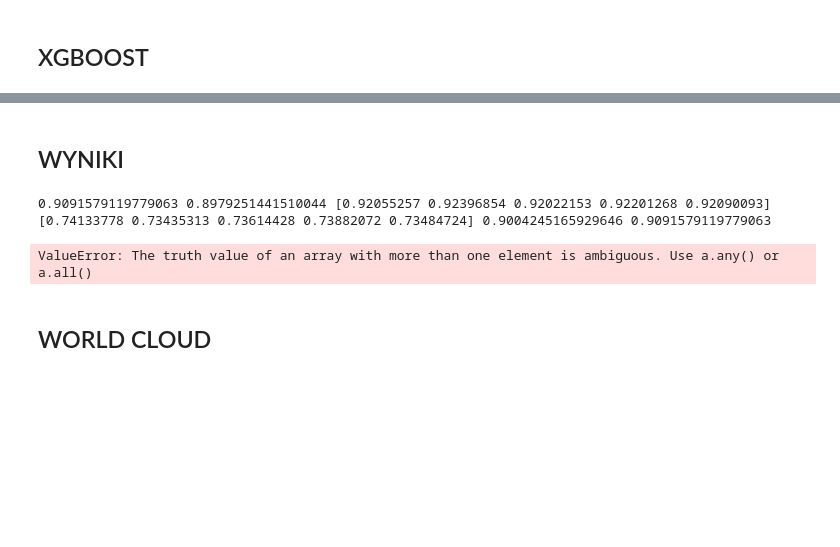
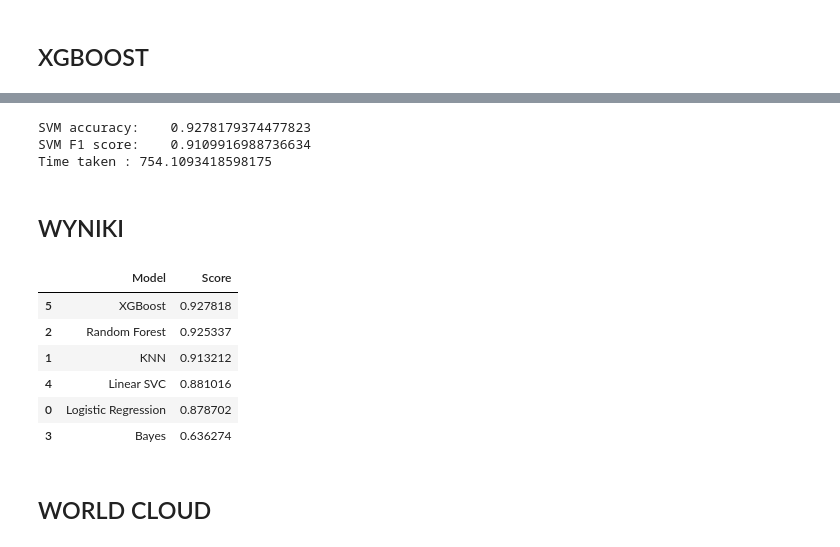
Before and after one commit to infoshareacademy/jdsz2-apacze, a Jupyter notebook: project_ML_kicstarter/Projekt ML.ipynb, the cells around one changed output, grey strips where cells are left out. Cells and saved outputs as stored; diff of their text form; code cells hidden in the pictures; blank space fills up the shorter version.

```diff
--- a/project_ML_kicstarter/Projekt ML.ipynb
+++ b/project_ML_kicstarter/Projekt ML.ipynb
@@ -342,8 +348,10 @@ clf_gnb = GaussianNB()
 clf_gnb.fit(X_train,y_train)
 clf_gnb.fit(X_train,y_train)
 y_pred_gnb = clf_gnb.predict(X_test)
-acc_cv_gnb = cross_val_score(clf_gnb, X_train, y_train, cv=kfold, scoring=acc_scorer)
-f1_cv_gnb = cross_val_score(clf_gnb, X_train, y_train, cv=kfold, scoring=f1_scorer)
-print('Bayes accuracy:\t', acc_cv_gnb.mean())
-print('Bayes F1 score:\t', f1_cv_gnb.mean())
+res_gnb_acc = cross_val_score(clf_gnb, X_train, y_train, cv=kfold, scoring=acc_scorer)
+res_gnb_f1 = cross_val_score(clf_gnb, X_train, y_train, cv=kfold, scoring=f1_scorer)
+acc_gnb = res_gnb_acc.mean()
+f1_gnb = res_gnb_f1.mean()
+print('Bayes accuracy:\t', acc_gnb)
+print('Bayes F1 score:\t', f1_gnb)
 # %% [output]
@@ -355,10 +363,10 @@ Bayes F1 score:  0.6146721131597268
 t0=time.time()
 clf_svm = LinearSVC(max_iter = 100000, C=10000, dual=False)
 clf_svm.fit(X_train, y_train)
-cv_svm_acc = cross_val_score(clf_svm, X_train, y_train, cv=kfold, scoring=acc_scorer)
-cv_svm_f1 = cross_val_score(clf_svm, X_train, y_train, cv=kfold, scoring=f1_scorer)
-acc_svm = cv_svm_acc.mean()
-f1_svm = cv_svm_f1.mean()
+res_svm_acc = cross_val_score(clf_svm, X_train, y_train, cv=kfold, scoring=acc_scorer)
+res_svm_f1 = cross_val_score(clf_svm, X_train, y_train, cv=kfold, scoring=f1_scorer)
+acc_svm = res_svm_acc.mean()
+f1_svm = res_svm_f1.mean()
 print('SVM accuracy:\t', acc_svm)
 print('SVM F1 score:\t', f1_svm)
 print('Time taken :' , time.time()-t0)
@@ -400,17 +406,36 @@ Xgboost accuracy (max_depth=6, learning_rate=1.0, n_estimators=150):  0.923
+# %%
+t0=time.time()
+clf_xgbr = XGBClassifier(max_depth=6, learning_rate=1.0, n_estimators=150)
+clf_xgbr.fit(X_train, y_train)
+res_xgbr_acc = cross_val_score(clf_xgbr, X_train, y_train, cv=kfold, scoring=acc_scorer)
+res_xgbr_f1 = cross_val_score(clf_xgbr, X_train, y_train, cv=kfold, scoring=f1_scorer)
+acc_xgbr = res_xgbr_acc.mean()
+f1_xgbr = res_xgbr_f1.mean()
+print('SVM accuracy:\t', acc_xgbr)
+print('SVM F1 score:\t', f1_xgbr)
+print('Time taken :' , time.time()-t0)
+# %% [output]
+SVM accuracy:    0.9278179374477823
+SVM F1 score:    0.9109916988736634
+Time taken : 754.1093418598175
 # %% [markdown]
 ## WYNIKI
 # %%
 models = pd.DataFrame({
     'Model': ['Logistic Regression','KNN',
               'Random Forest', 'Bayes',
               'Linear SVC', 'XGBoost'],
-    'Score': [acc_logreg, acc_knn, acc_cv_rf, acc_cv_gnb, acc_svm, acc_logreg]})
+    'Score': [acc_logreg, acc_knn, acc_rf, acc_gnb, acc_svm, acc_xgbr]})
 
-print(acc_logreg, acc_knn, acc_cv_rf, acc_cv_gnb, acc_svm, acc_logreg)
 models.sort_values(by='Score', ascending=False)
 # %% [output]
-0.9091579119779063 0.8979251441510044 [0.92055257 0.92396854 0.92022153 0.92201268 0.92090093] [0.74133778 0.73435313 0.73614428 0.73882072 0.73484724] 0.9004245165929646 0.9091579119779063
-ValueError: The truth value of an array with more than one element is ambiguous. Use a.any() or a.all()
+|  | Model | Score |
+| 5 | XGBoost | 0.927818 |
+| 2 | Random Forest | 0.925337 |
+| 1 | KNN | 0.913212 |
+| 4 | Linear SVC | 0.881016 |
+| 0 | Logistic Regression | 0.878702 |
+| 3 | Bayes | 0.636274 |
 # %% [markdown]
 ## WORLD CLOUD
 # %%
```
Also changed, not shown: parts of 36 cells of this notebook.
